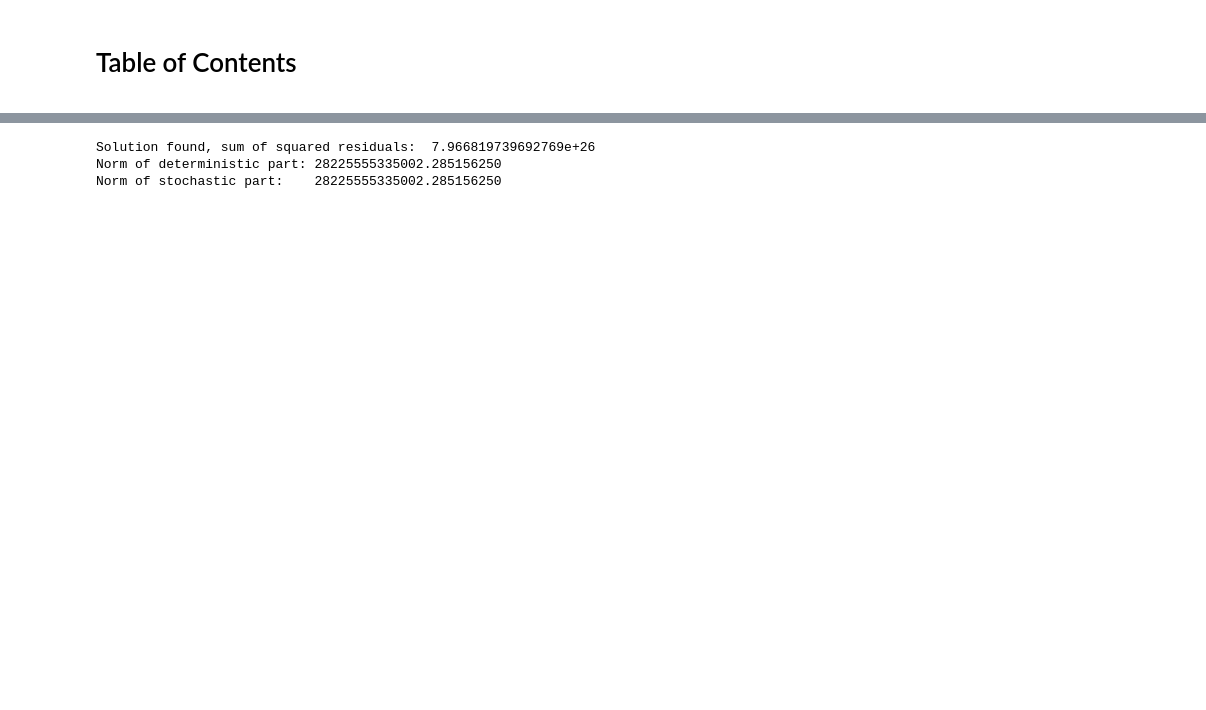
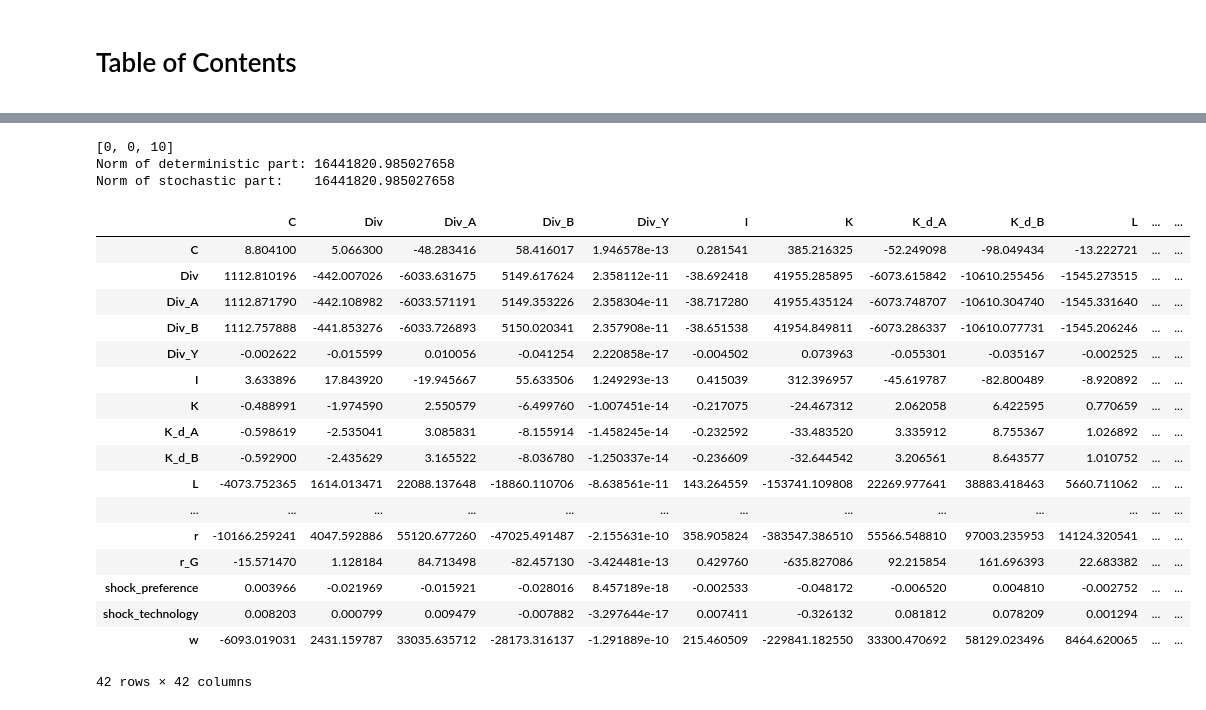
Before and after one commit to jessegrabowski/ukraine-sentiment-transmission, a Jupyter notebook: notebooks/Migration DSGE.ipynb, the cells around one changed output, grey strips where cells are left out. Drawn from its saved outputs; the diff is of its cells as text; code cells hidden in the pictures; blank space fills up the shorter version.

```diff
--- a/notebooks/Migration DSGE.ipynb
+++ b/notebooks/Migration DSGE.ipynb
@@ -23,0 +163,8 @@ Found:
+# %%
+shock_subs =  {k.to_ss():0 for k in mod.shocks}
+ss_eqs = [eq_to_ss(eq).subs(ss_dict_2).subs(shock_subs) for eq in mod.system_equations]
+
+mod.free_param_dict.update({'pi_star':1.02, 'psi_C':0.6, 'psi_p':0.6, 'alpha_C':0.4})
+resids = [eq.subs(cse_dict).subs(mod.free_param_dict.to_sympy()).evalf() for eq in ss_eqs]
+
+f_resid = make_python_func(list(mod.free_param_dict.keys()), cse_dict, resids)
@@ -23,0 +245,5 @@ Found:
+# %%
+mod.free_param_dict.update({'phi_1':1, 'phi_2':1})
+for i, x in enumerate(f_resid(**mod.free_param_dict)):
+    if abs(x) > 1e-12:
+        print(i, x)
@@ -48,6 +434,27 @@ w_ss                         1.039
 # %%
-mod.solve_model()
+mod.solve_model(not_loglin_variable=['Div_Y'], solver='gensys')
 # %% [output]
-Solution found, sum of squared residuals:  7.966819739692769e+26
-Norm of deterministic part: 28225555335002.285156250
-Norm of stochastic part:    28225555335002.285156250
+[0, 0, 10]
+Norm of deterministic part: 16441820.985027658
+Norm of stochastic part:    16441820.985027658
+# %%
+mod.T
+# %% [output]
+|  | C | Div | Div_A | Div_B | Div_Y | I | K | K_d_A | K_d_B | L | ... | ... |
+| C | 8.804100 | 5.066300 | -48.283416 | 58.416017 | 1.946578e-13 | 0.281541 | 385.216325 | -52.249098 | -98.049434 | -13.222721 | ... | ... |
+| Div | 1112.810196 | -442.007026 | -6033.631675 | 5149.617624 | 2.358112e-11 | -38.692418 | 41955.285895 | -6073.615842 | -10610.255456 | -1545.273515 | ... | ... |
+| Div_A | 1112.871790 | -442.108982 | -6033.571191 | 5149.353226 | 2.358304e-11 | -38.717280 | 41955.435124 | -6073.748707 | -10610.304740 | -1545.331640 | ... | ... |
+| Div_B | 1112.757888 | -441.853276 | -6033.726893 | 5150.020341 | 2.357908e-11 | -38.651538 | 41954.849811 | -6073.286337 | -10610.077731 | -1545.206246 | ... | ... |
+| Div_Y | -0.002622 | -0.015599 | 0.010056 | -0.041254 | 2.220858e-17 | -0.004502 | 0.073963 | -0.055301 | -0.035167 | -0.002525 | ... | ... |
+| I | 3.633896 | 17.843920 | -19.945667 | 55.633506 | 1.249293e-13 | 0.415039 | 312.396957 | -45.619787 | -82.800489 | -8.920892 | ... | ... |
+| K | -0.488991 | -1.974590 | 2.550579 | -6.499760 | -1.007451e-14 | -0.217075 | -24.467312 | 2.062058 | 6.422595 | 0.770659 | ... | ... |
+| K_d_A | -0.598619 | -2.535041 | 3.085831 | -8.155914 | -1.458245e-14 | -0.232592 | -33.483520 | 3.335912 | 8.755367 | 1.026892 | ... | ... |
+| K_d_B | -0.592900 | -2.435629 | 3.165522 | -8.036780 | -1.250337e-14 | -0.236609 | -32.644542 | 3.206561 | 8.643577 | 1.010752 | ... | ... |
+| L | -4073.752365 | 1614.013471 | 22088.137648 | -18860.110706 | -8.638561e-11 | 143.264559 | -153741.109808 | 22269.977641 | 38883.418463 | 5660.711062 | ... | ... |
+| ... | ... | ... | ... | ... | ... | ... | ... | ... | ... | ... | ... | ... |
+| r | -10166.259241 | 4047.592886 | 55120.677260 | -47025.491487 | -2.155631e-10 | 358.905824 | -383547.386510 | 55566.548810 | 97003.235953 | 14124.320541 | ... | ... |
+| r_G | -15.571470 | 1.128184 | 84.713498 | -82.457130 | -3.424481e-13 | 0.429760 | -635.827086 | 92.215854 | 161.696393 | 22.683382 | ... | ... |
+| shock_preference | 0.003966 | -0.021969 | -0.015921 | -0.028016 | 8.457189e-18 | -0.002533 | -0.048172 | -0.006520 | 0.004810 | -0.002752 | ... | ... |
+| shock_technology | 0.008203 | 0.000799 | 0.009479 | -0.007882 | -3.297644e-17 | 0.007411 | -0.326132 | 0.081812 | 0.078209 | 0.001294 | ... | ... |
+| w | -6093.019031 | 2431.159787 | 33035.635712 | -28173.316137 | -1.291889e-10 | 215.460509 | -229841.182550 | 33300.470692 | 58129.023496 | 8464.620065 | ... | ... |
+42 rows × 42 columns
```
Also changed, not shown: parts of 61 cells of this notebook, 1 other file.
